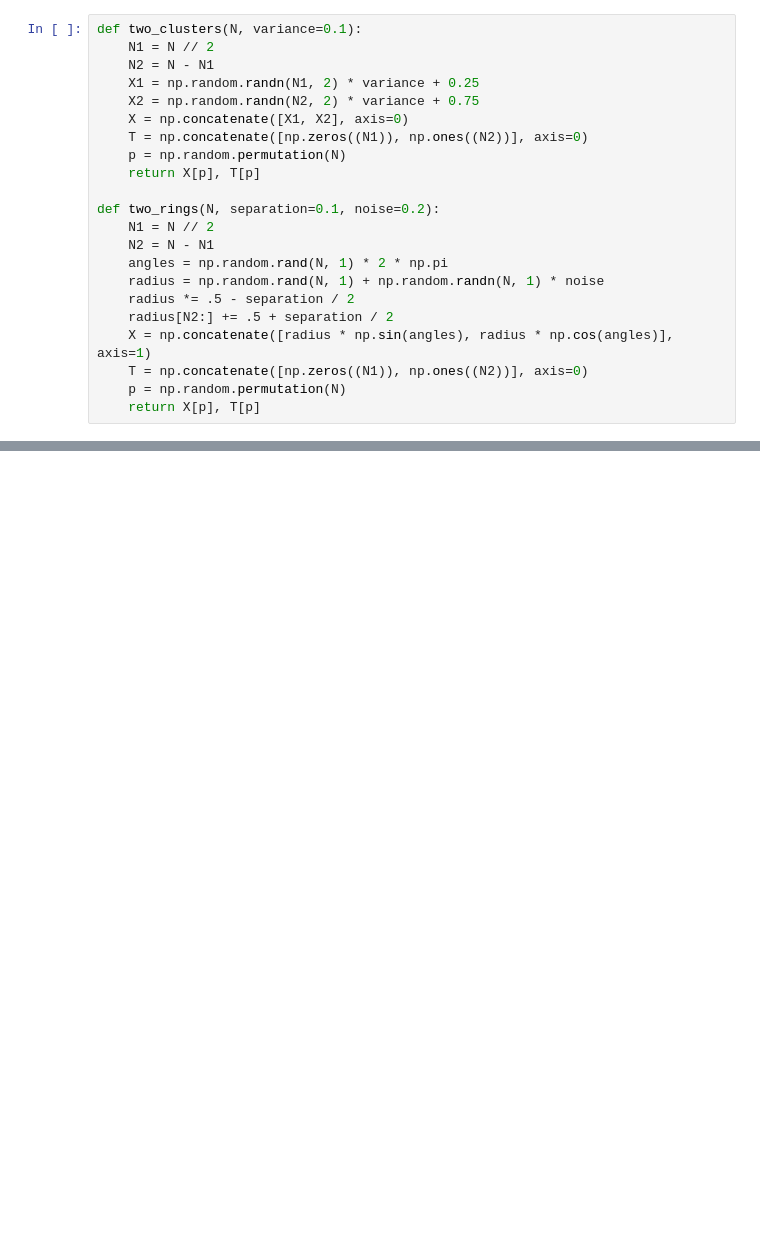
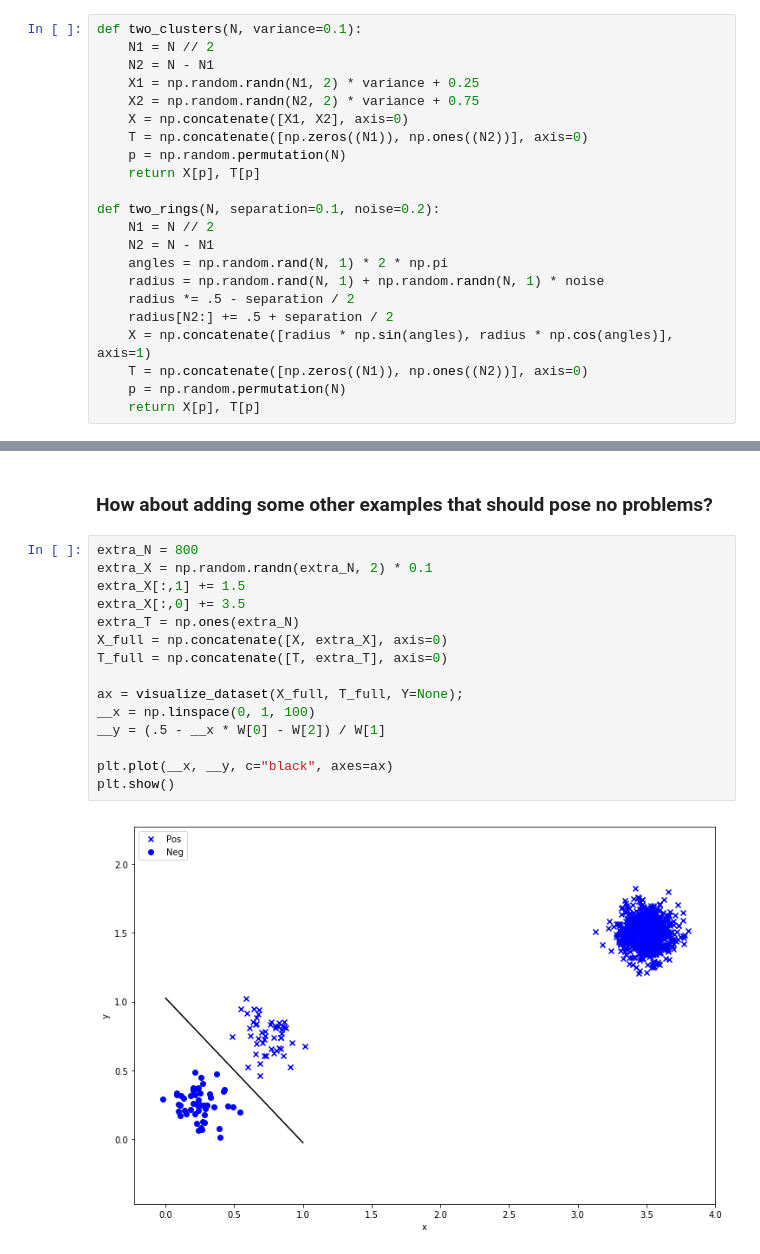
Before and after one commit to andreicnica/summer-school, a Jupyter notebook: demo-nn/Logistic Regression.ipynb, the cells around one changed output, grey strips where cells are left out. Cells and saved outputs as stored; diff of their text form; blank space fills up the shorter version.

```diff
--- a/demo-nn/Logistic Regression.ipynb
+++ b/demo-nn/Logistic Regression.ipynb
@@ -74,0 +105,19 @@ visualize_dataset(X, T, Y=np.random.uniform(size=T.size))
+# %% [markdown]
+### How about adding some other examples that should pose no problems?
+# %%
+extra_N = 800
+extra_X = np.random.randn(extra_N, 2) * 0.1
+extra_X[:,1] += 1.5
+extra_X[:,0] += 3.5
+extra_T = np.ones(extra_N)
+X_full = np.concatenate([X, extra_X], axis=0)
+T_full = np.concatenate([T, extra_T], axis=0)
+
+ax = visualize_dataset(X_full, T_full, Y=None);
+__x = np.linspace(0, 1, 100)
+__y = (.5 - __x * W[0] - W[2]) / W[1]
+
+plt.plot(__x, __y, c="black", axes=ax)
+plt.show()
+# %% [output]
+[figure, added]
```
Also changed, not shown: parts of 12 cells of this notebook.
